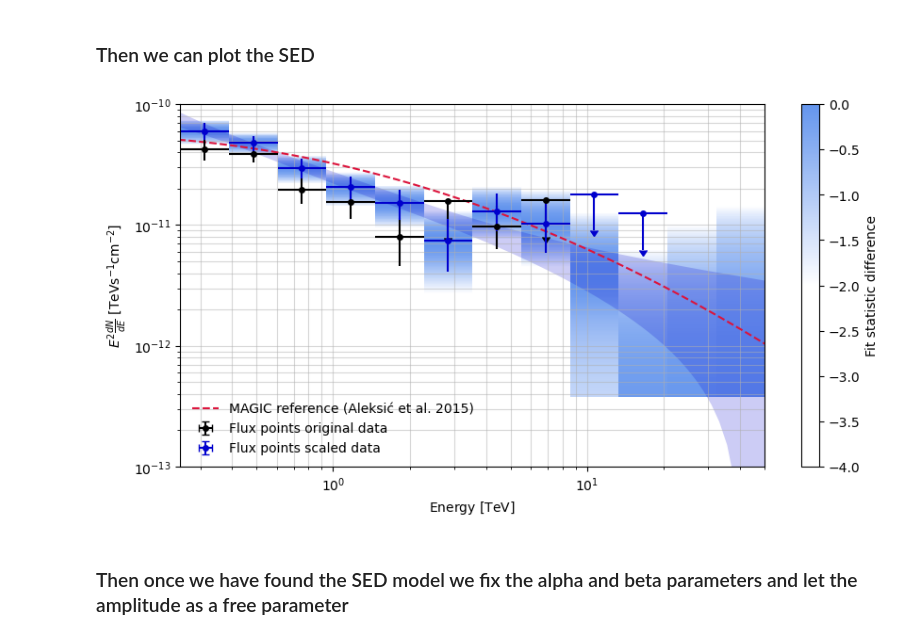
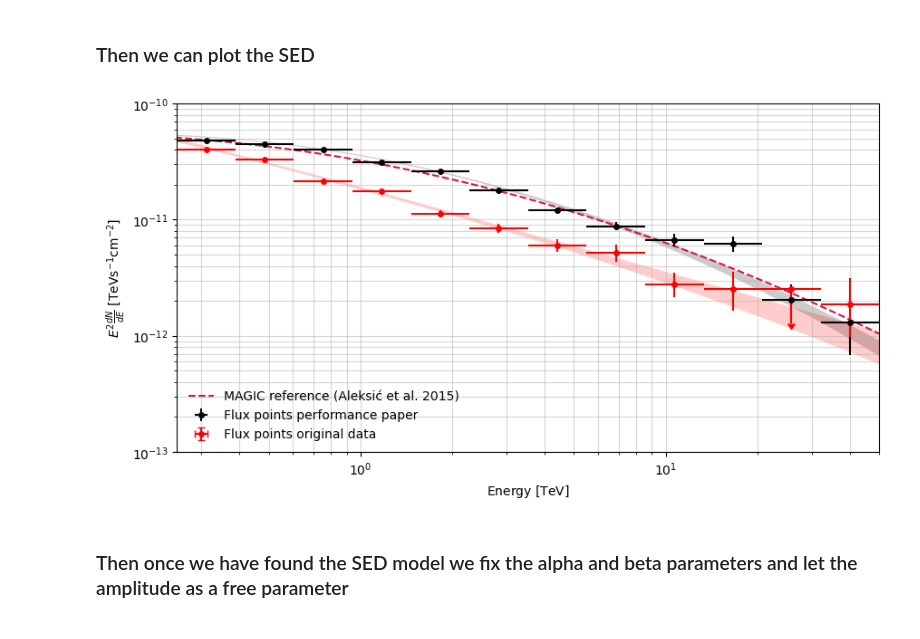
Before and after one commit to juanjq/cherenkov_transparency_corrections, a Jupyter notebook: high_level_analysis/dl3_gammapy_analysis.ipynb, the cells around one changed output. Drawn from its saved outputs; the diff is of its cells as text; code cells hidden in the pictures.

```diff
--- a/high_level_analysis/dl3_gammapy_analysis.ipynb
+++ b/high_level_analysis/dl3_gammapy_analysis.ipynb
@@ -43,6 +41,7 @@ root_data = root + "../../data/"
 config_gammapy = root_objects + "config_gammapy_analysis.json"
 
 # Path of dl3 data
+dl3_dir_paper = "/fefs/aswg/workspace/daniel.morcuende/data/real/DL3/Crab_performance/AllSkyMC_v0.9.9/intensity80/all_nodes/gh_eff_0.7_th_cont_0.7/"
 dl3_dir   = root_data + "cherenkov_transparency_corrections/crab/dl3/"
 dl3_dir_s = root_data + "cherenkov_transparency_corrections/crab/dl3_scaled/"
 # %% [markdown]
@@ -288,11 +384,21 @@ fpe = FluxPointsEstimator(
     selection_optional="all"
 )
 
+# -------------------------------------------------------
 # We apply the flux point estiation from the datasets
-flux_points   = fpe.run(datasets=stacked_dataset)
+flux_points_paper = fpe.run(datasets=stacked_dataset_paper)
+display(flux_points_paper.to_table(sed_type="dnde", formatted=True)[:3])
+# -------------------------------------------------------
+# -------------------------------------------------------
+# We apply the flux point estiation from the datasets
+flux_points = fpe.run(datasets=stacked_dataset)
+display(flux_points.to_table(sed_type="dnde", formatted=True)[:3])
+# -------------------------------------------------------
+# -------------------------------------------------------
+# We apply the flux point estiation from the datasets
 flux_points_s = fpe.run(datasets=stacked_dataset_s)
-display(flux_points.to_table(sed_type="dnde", formatted=True)[:3])
 display(flux_points_s.to_table(sed_type="dnde", formatted=True)[:3])
+# -------------------------------------------------------
 # %% [output]
 Table length=3
 | e_ref | e_min | e_max | dnde | dnde_err | dnde_errp | dnde_errn | dnde_ul | ... |
@@ -315,38 +428,47 @@ Wall time: 6.09 s
 # %%
 plot_kwargs = {
     "energy_bounds": [0.08, 100] * u.TeV,
     "sed_type": "e2dnde",
     "yunits": u.Unit("TeV cm-2 s-1"),
     "xunits": u.TeV,
 }
 cmap = plotting.create_cmap_from_colors(["w", "w", "cornflowerblue"])
 
 # Crab models
 crab_magic_100 = create_crab_spectral_model("magic_lp")
 
+
+
 fig, ax = plt.subplots(figsize=(10,5))
 
+best_fit_model_paper.spectral_model.plot_error(
+    ax=ax, facecolor="k", alpha=0.2, **plot_kwargs
+)
 best_fit_model.spectral_model.plot_error(
-    ax=ax, facecolor="mediumblue", alpha=0.2, **plot_kwargs
+    ax=ax, facecolor="r", alpha=0.2, **plot_kwargs
 )
+# best_fit_model_s.spectral_model.plot_error(
+#     ax=ax, facecolor="mediumblue", alpha=0.2, **plot_kwargs
+# )
 
 crab_magic_100.plot(
     ax=ax, ls="--", lw=1.5, color="crimson", label="MAGIC reference (Aleksić et al. 2015)", **plot_kwargs
 )
 
-flux_points.plot(sed_type="e2dnde", color="k", label="Flux points original data")
-flux_points_s.plot(sed_type="e2dnde", color="mediumblue", label="Flux points scaled data")
-flux_points_s.plot_ts_profiles(sed_type="e2dnde", cmap=cmap)
+flux_points_paper.plot(sed_type="e2dnde", color="k", label="Flux points performance paper")
+flux_points.plot(sed_type="e2dnde", color="r", label="Flux points original data")
+# flux_points_s.plot(sed_type="e2dnde", color="b", label="Flux points scaled data")
+# flux_points_s.plot_ts_profiles(sed_type="e2dnde", cmap=cmap)
 
 ax.legend(loc=3, frameon=False)
 ax.set_ylim([1e-13, 1e-10])
 ax.grid(which="both", alpha=0.5)
 ax.set_ylabel("$E^2\\frac{dN}{dE}$ [TeVs${}^{-1}$cm${}^{-2}$]")
 
-plt.savefig(f"plots/total.png", bbox_inches="tight", dpi=400)
+# plt.savefig(f"plots/total.png", bbox_inches="tight", dpi=400)
 plt.show()
 # %% [output]
-[figure, old version]
+[figure, new version]
 # %% [markdown]
 ### Then once we have found the SED model we fix the alpha and beta parameters and let the amplitude as a free parameter
 # %%
```
Also changed, not shown: parts of 15 cells of this notebook, 15 other files.
